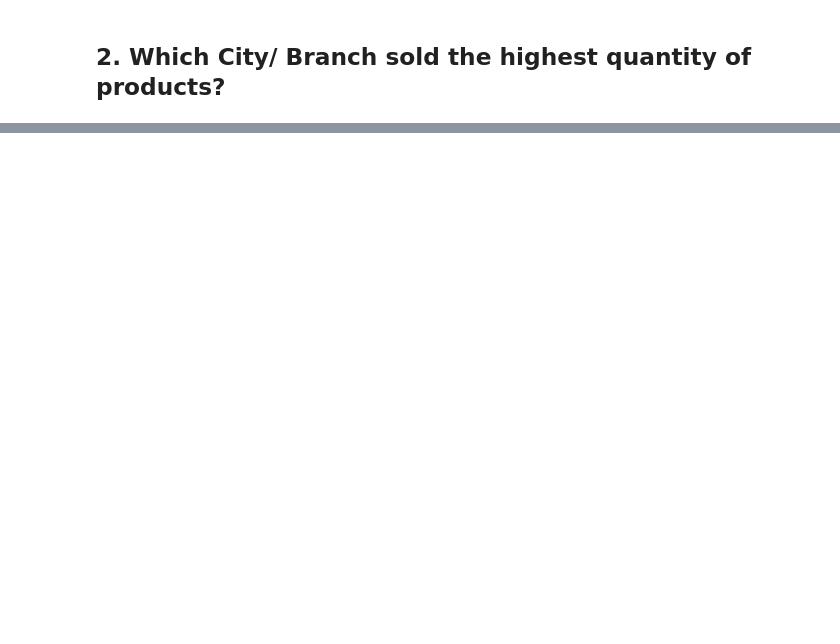
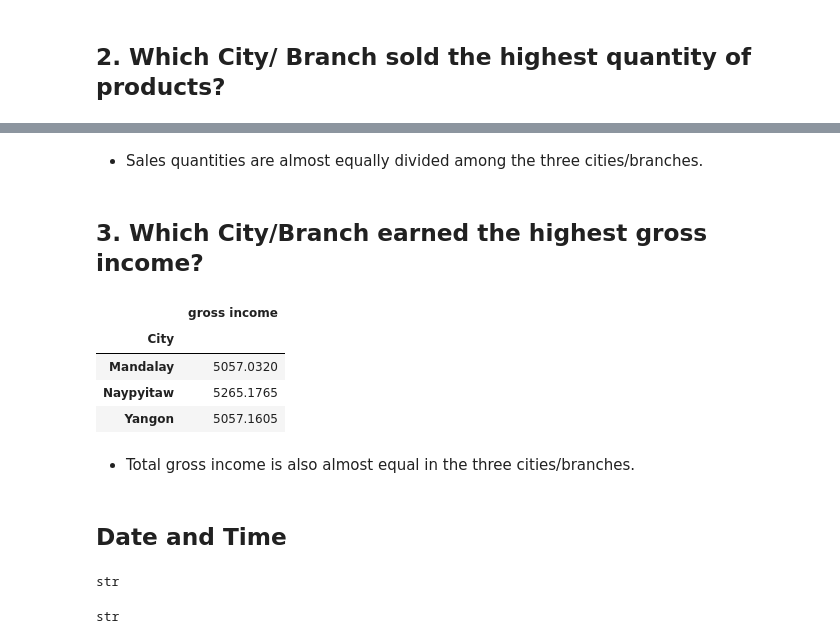
Before and after one commit to Zzzhenya/Supermarket_sales, a Jupyter notebook: Supermarket_data_exploration.ipynb, the cells around one changed output, grey strips where cells are left out. Drawn from its saved outputs; the diff is of its cells as text; code cells hidden in the pictures; blank space fills up the shorter version.

```diff
--- a/Supermarket_data_exploration.ipynb
+++ b/Supermarket_data_exploration.ipynb
@@ -219,0 +254,25 @@ Name: Unit price, dtype: int64>
+# %% [markdown]
+* Sales quantities are almost equally divided among the three cities/branches.
+# %% [markdown]
+## 3. Which City/Branch earned the highest gross income?
+# %%
+grossincome_by_city = df.groupby("City")[["gross income"]].sum()
+grossincome_by_city
+# %% [output]
+|  | gross income |
+| City |  |
+| Mandalay | 5057.0320 |
+| Naypyitaw | 5265.1765 |
+| Yangon | 5057.1605 |
+# %% [markdown]
+* Total gross income is also almost equal in the three cities/branches.
+# %% [markdown]
+## Date and Time
+# %%
+type(df.Date[1])
+# %% [output]
+str
+# %%
+type(df.Time[1])
+# %% [output]
+str
```
Also changed, not shown: parts of 13 cells of this notebook.
